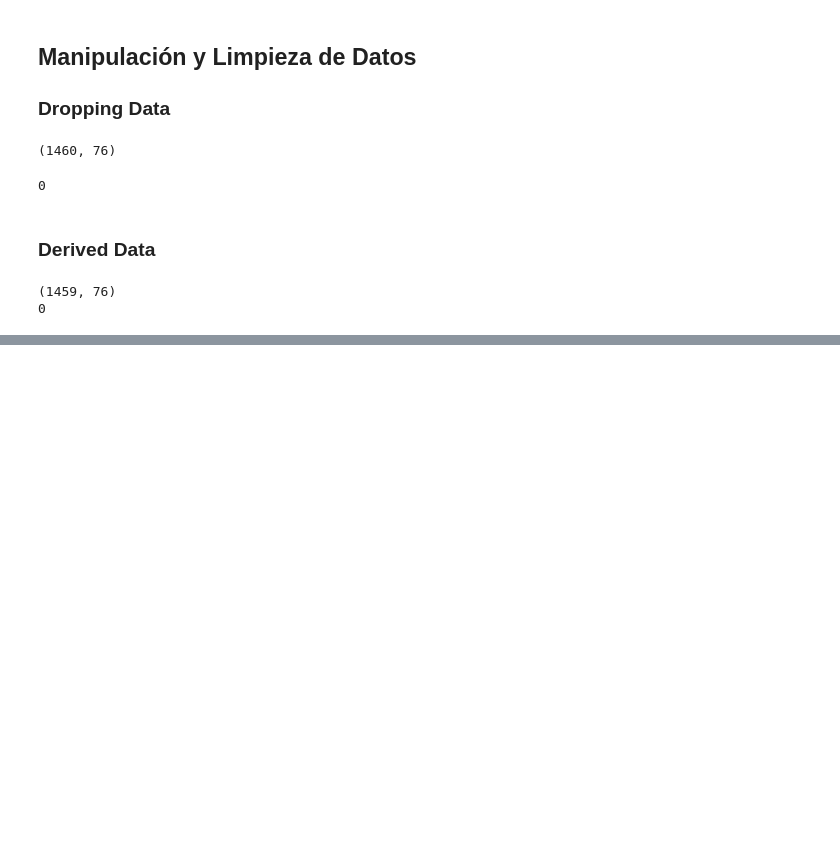
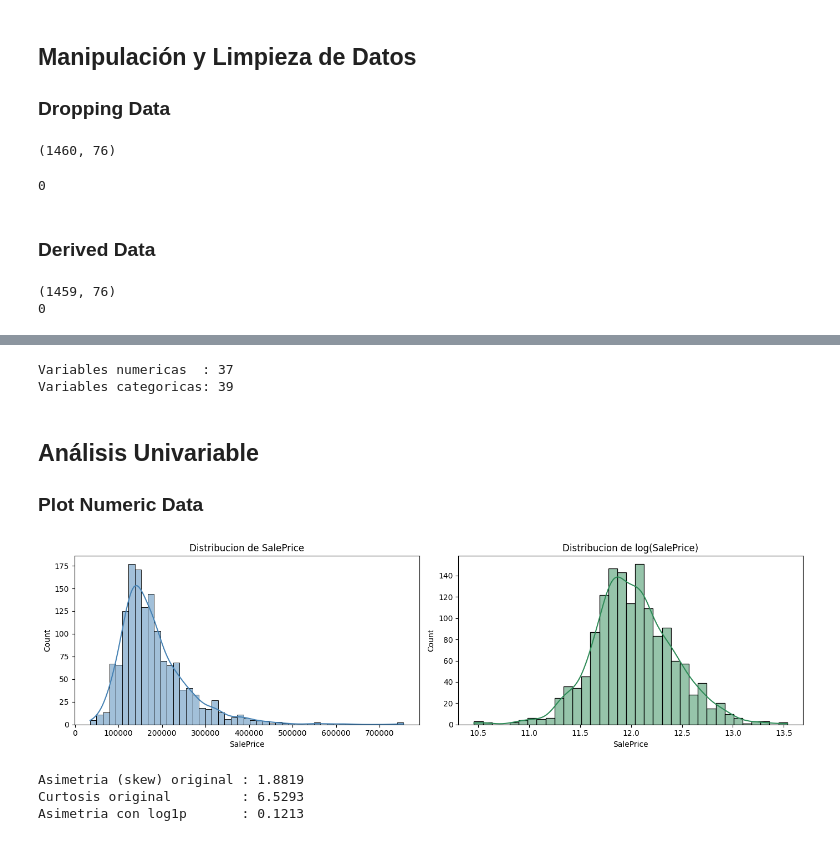
Before and after one commit to 01mi01/housing-regression-pycaret, a Jupyter notebook: MFSDv1p2_Regresion_Avanzada_con_PyCaret.ipynb, the cells around one changed output, grey strips where cells are left out. Saved outputs shown, nothing was run; the diff lists cells and outputs as text; code cells hidden in the pictures; blank space fills up the shorter version.

```diff
--- a/MFSDv1p2_Regresion_Avanzada_con_PyCaret.ipynb
+++ b/MFSDv1p2_Regresion_Avanzada_con_PyCaret.ipynb
@@ -236,0 +259,31 @@ print(df.isnull().sum().sum())
+# %%
+# Separar las variables numericas y categoricas para el analisis
+num_cols = df.select_dtypes(include=[np.number]).columns.tolist()
+cat_cols = df.select_dtypes(include='object').columns.tolist()
+print(f'Variables numericas  : {len(num_cols)}')
+print(f'Variables categoricas: {len(cat_cols)}')
+# %% [output]
+Variables numericas  : 37
+Variables categoricas: 39
+# %% [markdown]
+## Análisis Univariable
+
+### Plot Numeric Data
+# %%
+# Distribucion de la variable objetivo, en escala original y logaritmica
+fig, axes = plt.subplots(1, 2, figsize=(14, 4))
+sns.histplot(df['SalePrice'], kde=True, ax=axes[0], color='steelblue')
+axes[0].set_title('Distribucion de SalePrice')
+sns.histplot(np.log1p(df['SalePrice']), kde=True, ax=axes[1], color='seagreen')
+axes[1].set_title('Distribucion de log(SalePrice)')
+plt.tight_layout()
+plt.show()
+
+print(f"Asimetria (skew) original : {df['SalePrice'].skew():.4f}")
+print(f"Curtosis original         : {df['SalePrice'].kurt():.4f}")
+print(f"Asimetria con log1p       : {np.log1p(df['SalePrice']).skew():.4f}")
+# %% [output]
+[figure, added]
+Asimetria (skew) original : 1.8819
+Curtosis original         : 6.5293
+Asimetria con log1p       : 0.1213
```
Also changed, not shown: parts of 23 cells of this notebook, 2 other files.
